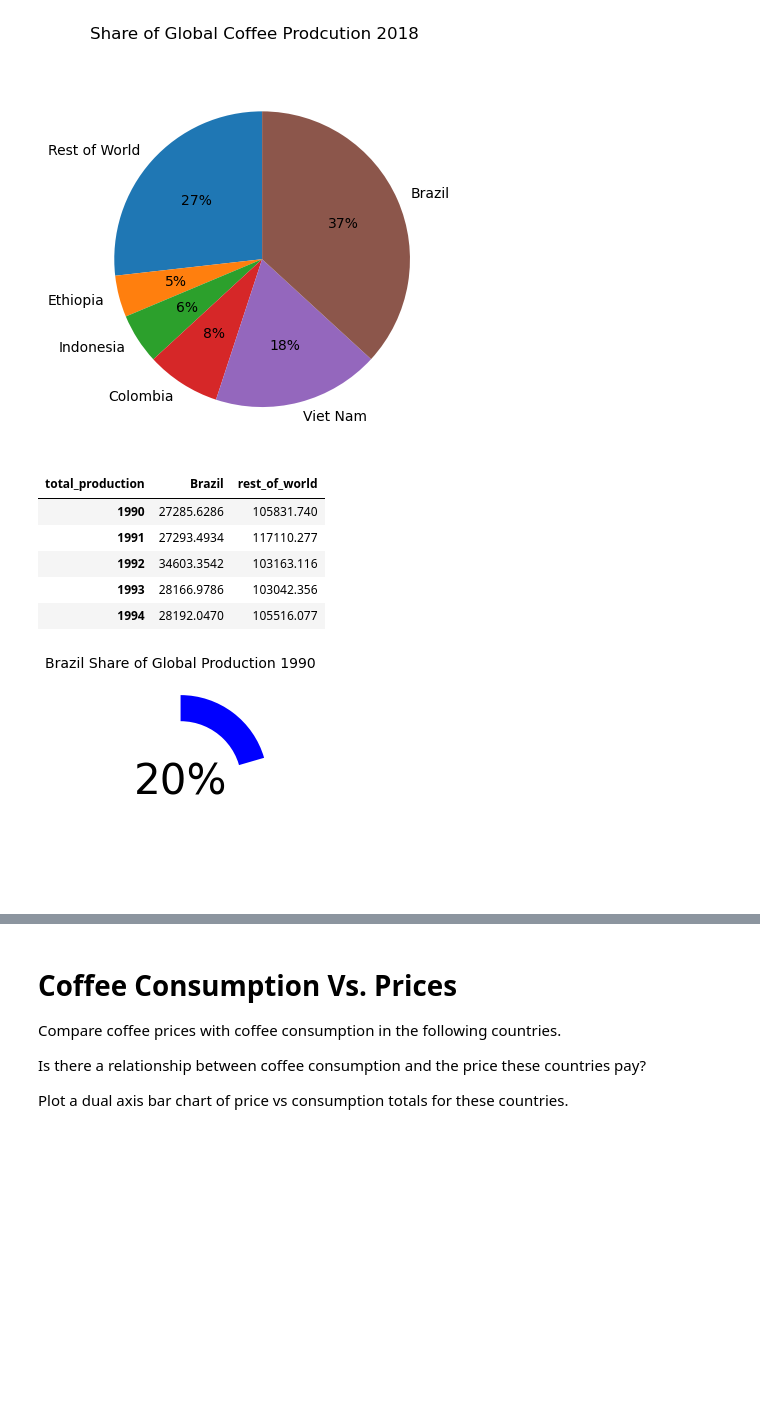
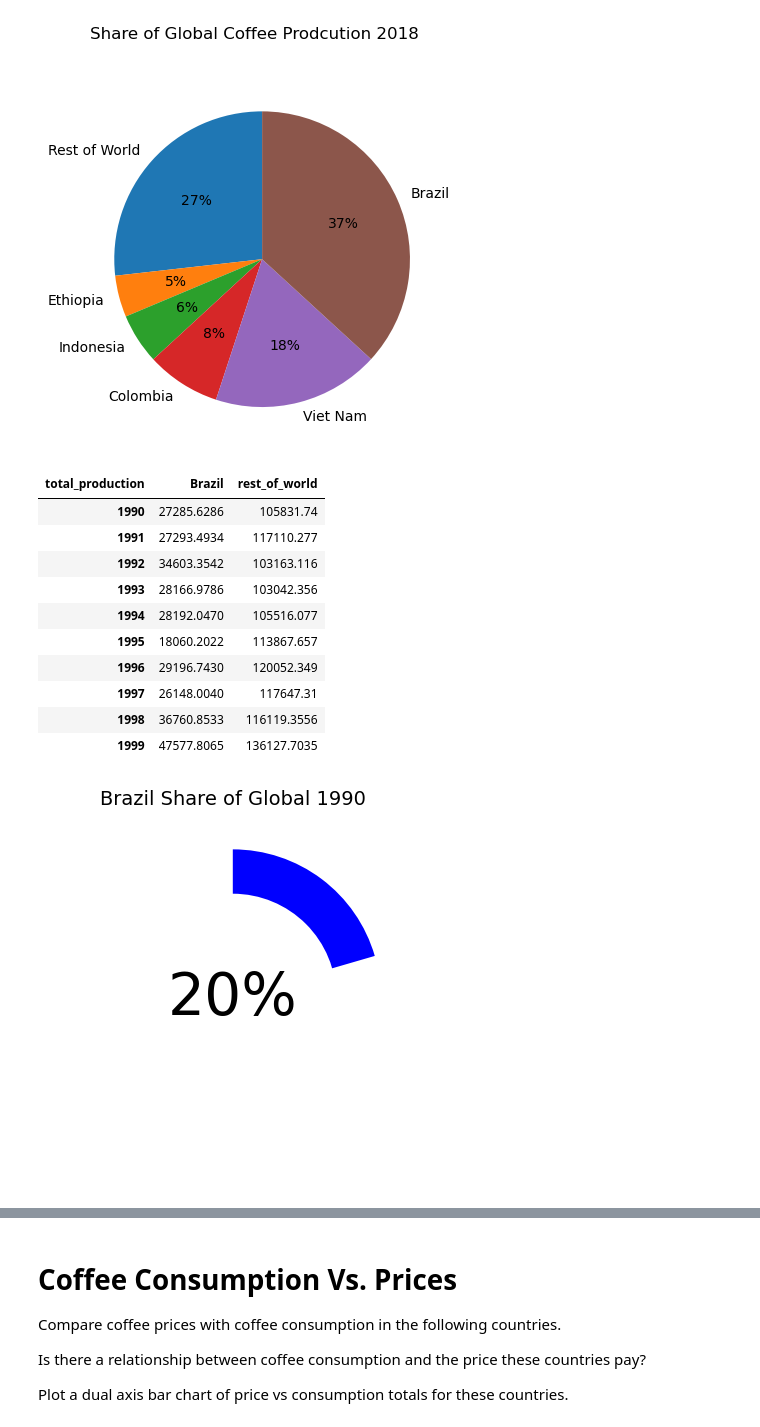
Before and after one commit to MukibHossain/Data-Visualization-using-Matplotlib-Numpy-Pandas, a Jupyter notebook: section03_Coffee_Project_Part1.ipynb, the cells around one changed output, grey strips where cells are left out. Cells and saved outputs as stored; diff of their text form; code cells hidden in the pictures; blank space fills up the shorter version.

```diff
--- a/section03_Coffee_Project_Part1.ipynb
+++ b/section03_Coffee_Project_Part1.ipynb
@@ -225,16 +225,57 @@ fig.suptitle("Share of Global Coffee Prodcution 2018")
 Text(0.5, 0.98, 'Share of Global Coffee Prodcution 2018')
 [figure]
 # %%
+brazil_vs_others = (coffee
+                    .assign(rest_of_world = coffee
+                            .drop("Brazil", axis=1).sum(axis=1))
+                    .loc[:, ["Brazil", "rest_of_world"]]
+                    .astype({"Brazil": "float64"})
+                   )
 
 
-brazil_vs_others.head()
+brazil_vs_others.head(10)
 # %% [output]
 | total_production | Brazil | rest_of_world |
-| 1990 | 27285.6286 | 105831.740 |
+| 1990 | 27285.6286 | 105831.74 |
 | 1991 | 27293.4934 | 117110.277 |
 | 1992 | 34603.3542 | 103163.116 |
 | 1993 | 28166.9786 | 103042.356 |
 | 1994 | 28192.0470 | 105516.077 |
+| 1995 | 18060.2022 | 113867.657 |
+| 1996 | 29196.7430 | 120052.349 |
+| 1997 | 26148.0040 | 117647.31 |
+| 1998 | 36760.8533 | 116119.3556 |
+| 1999 | 47577.8065 | 136127.7035 |
 # %%
+fig, ax = plt.subplots()
+
+values = brazil_vs_others.iloc[0].sort_values(ascending=False)
+
+ax.pie(
+    values,
+    startangle=90,
+    labels=[""] * len(values),   # match label length
+    pctdistance=0.85,
+    colors=["white", "blue"]     # must match number of slices if more than 2
+)
+
+# Fix: correct circle center
+hole = plt.Circle((0, 0), 0.70, fc="white")
+fig.gca().add_artist(hole)
+
+percentage = round((brazil_vs_others.loc['1990', 'Brazil'] /
+                    brazil_vs_others.loc['1990'].sum() * 100))
+
+plt.text(
+    0, 0,
+    f"{percentage}%",
+    ha="center",
+    va="center",
+    fontsize=42
+)
+
+ax.set_title("Brazil Share of Global 1990", fontsize=14)
+
+plt.show()
 # %% [output]
-[figure, old version]
+[figure, new version]
```
Also changed, not shown: parts of 4 cells of this notebook.
